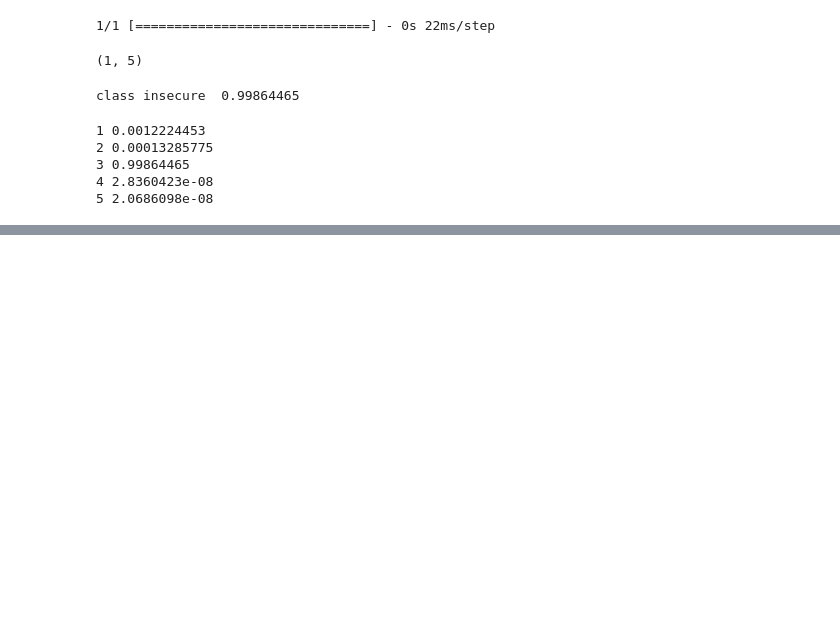
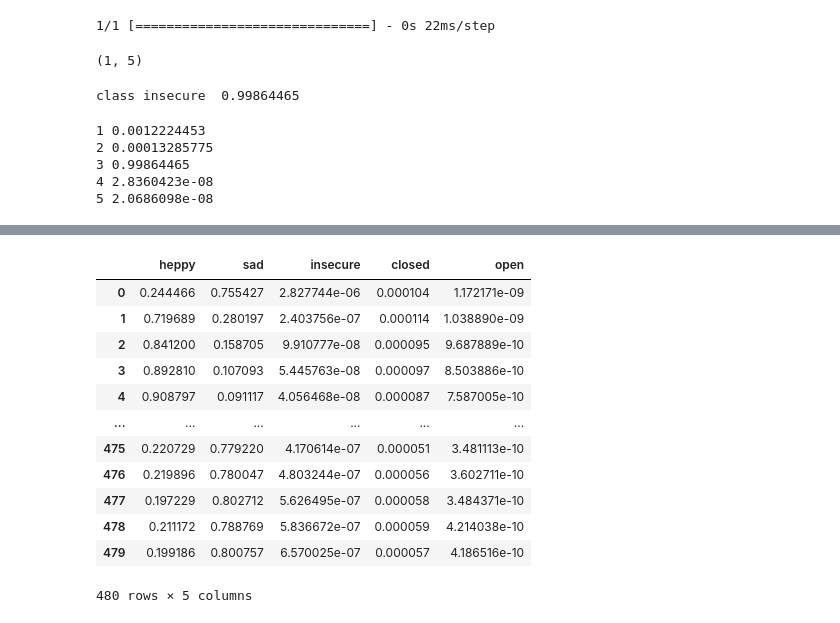
Before and after one commit to OmerSherer/DS_EmpowerView, a Jupyter notebook: nn_gesture_classifier/classy.ipynb, the cells around one changed output, grey strips where cells are left out. Saved outputs shown, nothing was run; the diff lists cells and outputs as text; code cells hidden in the pictures; blank space fills up the shorter version.

```diff
--- a/nn_gesture_classifier/classy.ipynb
+++ b/nn_gesture_classifier/classy.ipynb
@@ -242,0 +275,3 @@ print('5',result[0][4])
+# %%
+columns_names = ['heppy','sad','insecure','closed','open']
+to_save = pd.DataFrame(columns=columns_names)
@@ -242,0 +283,16 @@ print('5',result[0][4])
+# %%
+#df = pd.read_csv('/content/drive/MyDrive/classy/dataset/train_set.csv')
+#X = df.drop('class', axis=1)
+for i in range(480):
+  arr = np.array(X)
+  pred = arr[i]
+  pred = np.reshape(pred,newshape=(-1,1))
+  sc = StandardScaler()
+  input = sc.fit_transform(pred)
+  input = np.reshape(input,newshape=(1,167,4,3))
+  result = cnn.predict(input)
+  new_row = []
+  for j in result[0]:
+    new_row.append(j)
+  to_save.loc[len(to_save)] = new_row
+to_save.to_csv(path_or_buf='/content/drive/MyDrive/classy/pred2.csv',)
@@ -242,0 +317,16 @@ print('5',result[0][4])
+# %%
+to_save
+# %% [output]
+|  | heppy | sad | insecure | closed | open |
+| 0 | 0.244466 | 0.755427 | 2.827744e-06 | 0.000104 | 1.172171e-09 |
+| 1 | 0.719689 | 0.280197 | 2.403756e-07 | 0.000114 | 1.038890e-09 |
+| 2 | 0.841200 | 0.158705 | 9.910777e-08 | 0.000095 | 9.687889e-10 |
+| 3 | 0.892810 | 0.107093 | 5.445763e-08 | 0.000097 | 8.503886e-10 |
+| 4 | 0.908797 | 0.091117 | 4.056468e-08 | 0.000087 | 7.587005e-10 |
+| ... | ... | ... | ... | ... | ... |
+| 475 | 0.220729 | 0.779220 | 4.170614e-07 | 0.000051 | 3.481113e-10 |
+| 476 | 0.219896 | 0.780047 | 4.803244e-07 | 0.000056 | 3.602711e-10 |
+| 477 | 0.197229 | 0.802712 | 5.626495e-07 | 0.000058 | 3.484371e-10 |
+| 478 | 0.211172 | 0.788769 | 5.836672e-07 | 0.000059 | 4.214038e-10 |
+| 479 | 0.199186 | 0.800757 | 6.570025e-07 | 0.000057 | 4.186516e-10 |
+480 rows × 5 columns
```
Also changed, not shown: parts of 17 cells of this notebook.
